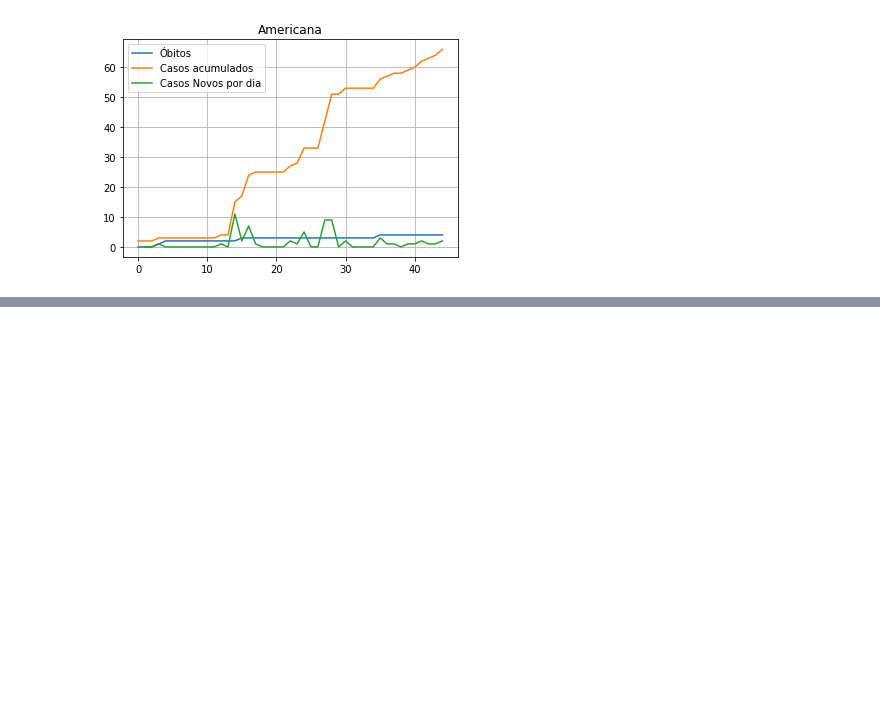
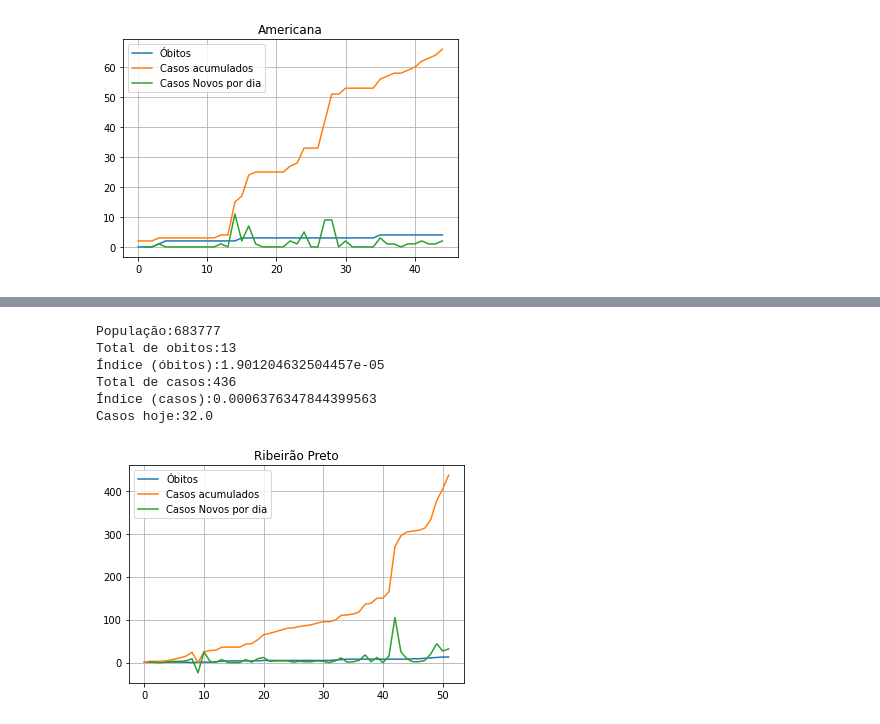
Before and after one commit to pazzi/covid_sp, a Jupyter notebook: analise_sp.ipynb, the cells around one changed output, grey strips where cells are left out. Drawn from its saved outputs; the diff is of its cells as text; code cells hidden in the pictures; blank space fills up the shorter version.

```diff
--- a/analise_sp.ipynb
+++ b/analise_sp.ipynb
@@ -150,0 +161,10 @@ Casos hoje:2.0
+# %%
+dados("Ribeirão Preto")
+# %% [output]
+População:683777
+Total de obitos:13
+Índice (óbitos):1.901204632504457e-05
+Total de casos:436
+Índice (casos):0.0006376347844399563
+Casos hoje:32.0
+[figure, added]
```
Also changed, not shown: parts of 12 cells of this notebook, 1 other file.
